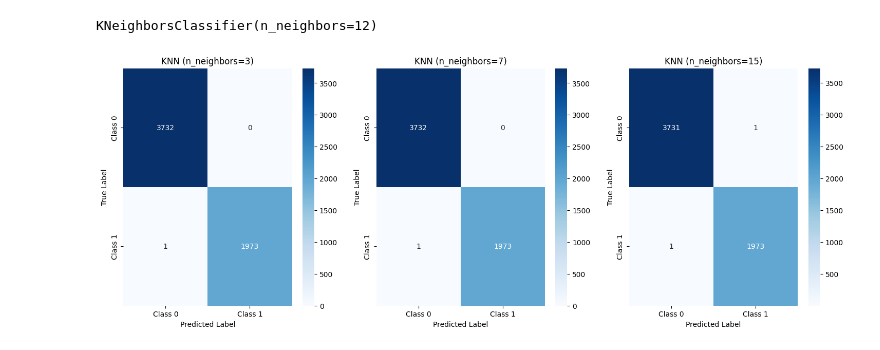
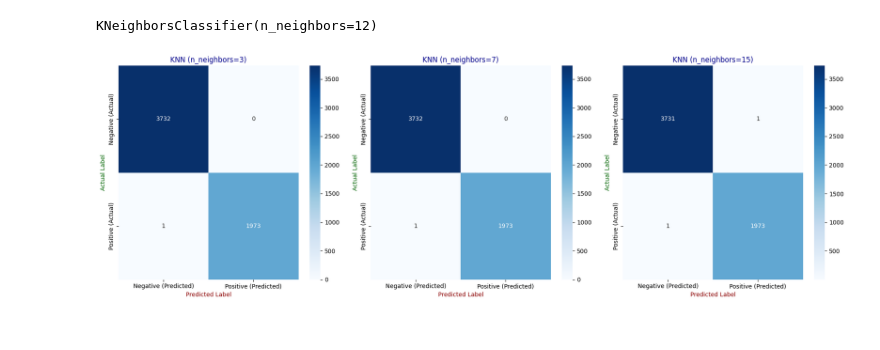
Before and after one commit to rranjithkumar100/AI-Training, a Jupyter notebook: Day_28_KNN_Classification_Practice.ipynb, the cells around one changed output. Cells and saved outputs as stored; diff of their text form; code cells hidden in the pictures.

```diff
--- a/Day_28_KNN_Classification_Practice.ipynb
+++ b/Day_28_KNN_Classification_Practice.ipynb
@@ -289,26 +289,39 @@ cm3 = confusion_matrix(y_test, y_pred3)
 # %%
 # Plotting all confusion matrices in a single comparison
 fig, axes = plt.subplots(1, 3, figsize=(18, 6))
 
+# Define custom colors using a colormap
+custom_cmap = sns.color_palette("Blues", as_cmap=True)  # Custom gradient for better distinction
+
+# Update labels for confusion matrix
+labels = ['True Negative', 'False Positive', 'False Negative', 'True Positive']
+
 # Model 1
-sns.heatmap(cm1, annot=True, fmt='d', cmap='Blues', xticklabels=['Class 0', 'Class 1'], yticklabels=['Class 0', 'Class 1'], ax=axes[0])
-axes[0].set_title('KNN (n_neighbors=3)')
-axes[0].set_xlabel('Predicted Label')
-axes[0].set_ylabel('True Label')
+sns.heatmap(cm1, annot=True, fmt='d', cmap=custom_cmap,
+            xticklabels=['Negative (Predicted)', 'Positive (Predicted)'],
+            yticklabels=['Negative (Actual)', 'Positive (Actual)'], ax=axes[0])
+axes[0].set_title('KNN (n_neighbors=3)', color='darkblue')
+axes[0].set_xlabel('Predicted Label', color='darkred')
+axes[0].set_ylabel('Actual Label', color='darkgreen')
 
 # Model 2
-sns.heatmap(cm2, annot=True, fmt='d', cmap='Blues', xticklabels=['Class 0', 'Class 1'], yticklabels=['Class 0', 'Class 1'], ax=axes[1])
-axes[1].set_title('KNN (n_neighbors=7)')
-axes[1].set_xlabel('Predicted Label')
-axes[1].set_ylabel('True Label')
+sns.heatmap(cm2, annot=True, fmt='d', cmap=custom_cmap,
+            xticklabels=['Negative (Predicted)', 'Positive (Predicted)'],
+            yticklabels=['Negative (Actual)', 'Positive (Actual)'], ax=axes[1])
+axes[1].set_title('KNN (n_neighbors=7)', color='darkblue')
+axes[1].set_xlabel('Predicted Label', color='darkred')
+axes[1].set_ylabel('Actual Label', color='darkgreen')
 
 # Model 3
-sns.heatmap(cm3, annot=True, fmt='d', cmap='Blues', xticklabels=['Class 0', 'Class 1'], yticklabels=['Class 0', 'Class 1'], ax=axes[2])
-axes[2].set_title('KNN (n_neighbors=15)')
-axes[2].set_xlabel('Predicted Label')
-axes[2].set_ylabel('True Label')
+sns.heatmap(cm3, annot=True, fmt='d', cmap=custom_cmap,
+            xticklabels=['Negative (Predicted)', 'Positive (Predicted)'],
+            yticklabels=['Negative (Actual)', 'Positive (Actual)'], ax=axes[2])
+axes[2].set_title('KNN (n_neighbors=15)', color='darkblue')
+axes[2].set_xlabel('Predicted Label', color='darkred')
+axes[2].set_ylabel('Actual Label', color='darkgreen')
 
 # Show the plot
+plt.tight_layout()
 plt.show()
 # %% [output]
-[figure, old version]
+[figure, new version]
```
